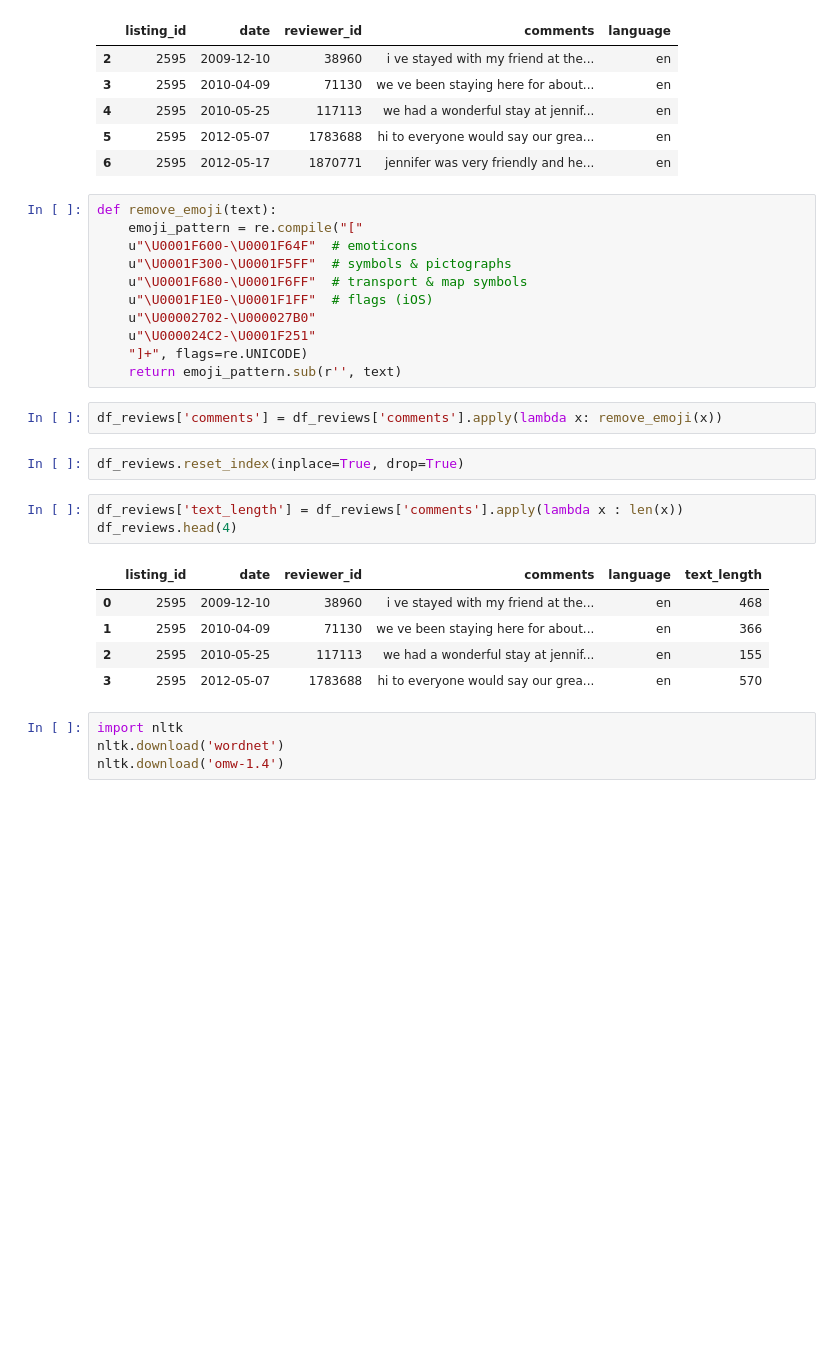
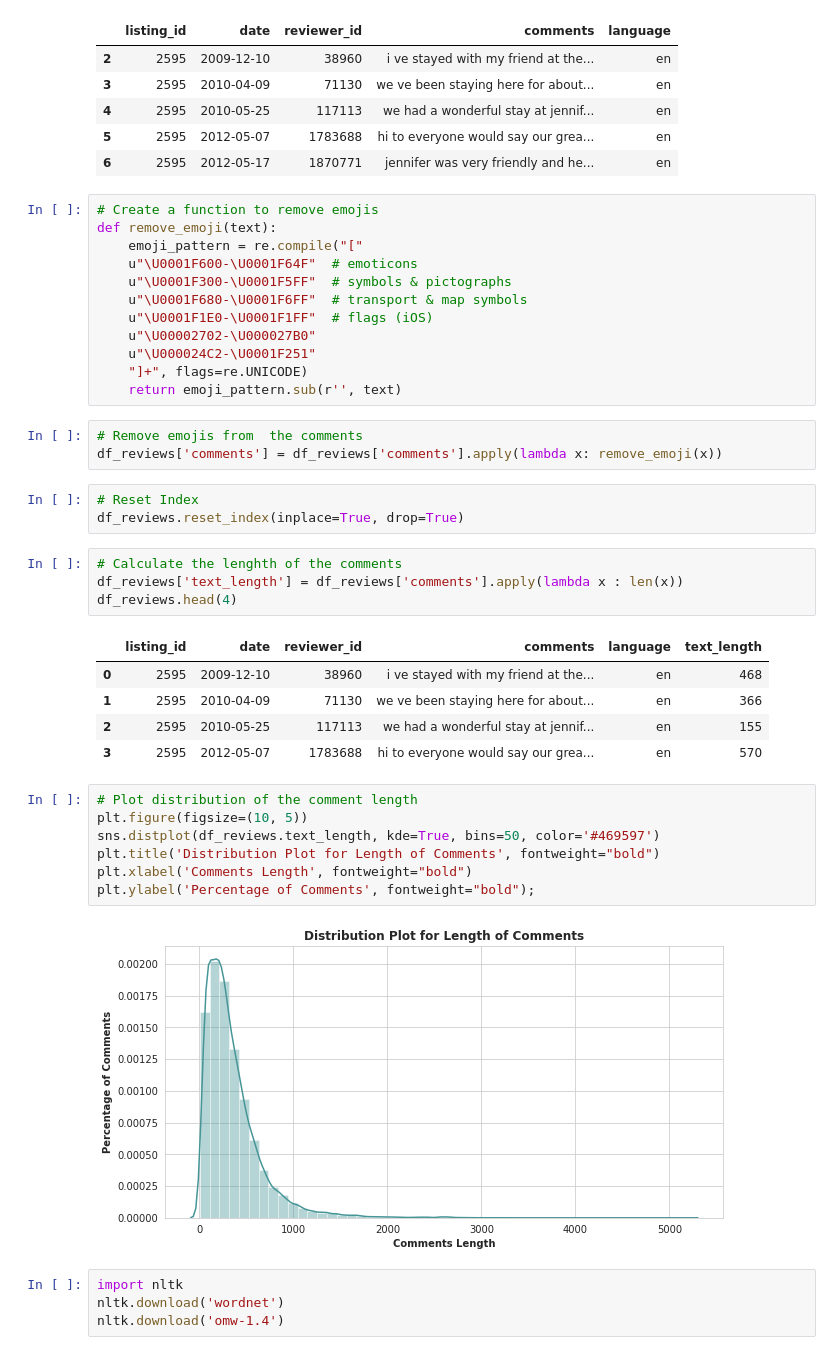
Before and after one commit to kamalova/Airbnb-Recommendation-Engine-NLP, a Jupyter notebook: Sentiment_Analysis.ipynb, the cells around one changed output. Saved outputs shown, nothing was run; the diff lists cells and outputs as text; blank space fills up the shorter version.

```diff
--- a/Sentiment_Analysis.ipynb
+++ b/Sentiment_Analysis.ipynb
@@ -202,6 +219,7 @@ df_reviews.head()
 | 5 | 2595 | 2012-05-07 | 1783688 | hi to everyone would say our grea... | en |
 | 6 | 2595 | 2012-05-17 | 1870771 | jennifer was very friendly and he... | en |
 # %%
+# Create a function to remove emojis
 def remove_emoji(text):
     emoji_pattern = re.compile("["
     u"\U0001F600-\U0001F64F"  # emoticons
@@ -213,10 +231,13 @@ def remove_emoji(text):
     "]+", flags=re.UNICODE)
     return emoji_pattern.sub(r'', text)
 # %%
+# Remove emojis from  the comments
 df_reviews['comments'] = df_reviews['comments'].apply(lambda x: remove_emoji(x))
 # %%
+# Reset Index
 df_reviews.reset_index(inplace=True, drop=True)
 # %%
+# Calculate the lenghth of the comments
 df_reviews['text_length'] = df_reviews['comments'].apply(lambda x : len(x))
 df_reviews.head(4)
 # %% [output]
@@ -225,6 +246,15 @@ df_reviews.head(4)
 | 1 | 2595 | 2010-04-09 | 71130 | we ve been staying here for about... | en | 366 |
 | 2 | 2595 | 2010-05-25 | 117113 | we had a wonderful stay at jennif... | en | 155 |
 | 3 | 2595 | 2012-05-07 | 1783688 | hi to everyone would say our grea... | en | 570 |
+# %%
+# Plot distribution of the comment length
+plt.figure(figsize=(10, 5))
+sns.distplot(df_reviews.text_length, kde=True, bins=50, color='#469597')
+plt.title('Distribution Plot for Length of Comments', fontweight="bold")
+plt.xlabel('Comments Length', fontweight="bold")
+plt.ylabel('Percentage of Comments', fontweight="bold");
+# %% [output]
+[figure, added]
 # %%
 import nltk
 nltk.download('wordnet')
```
Also changed, not shown: parts of 30 cells of this notebook.
